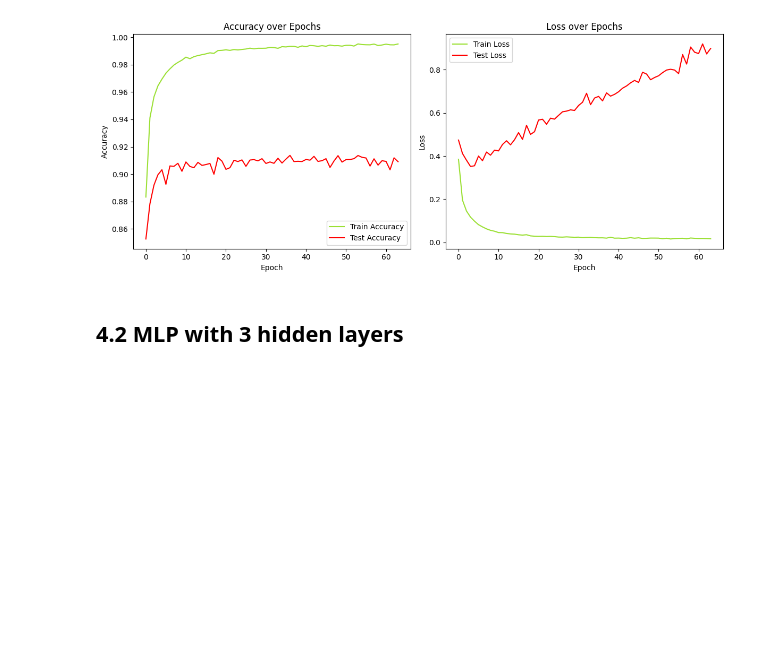
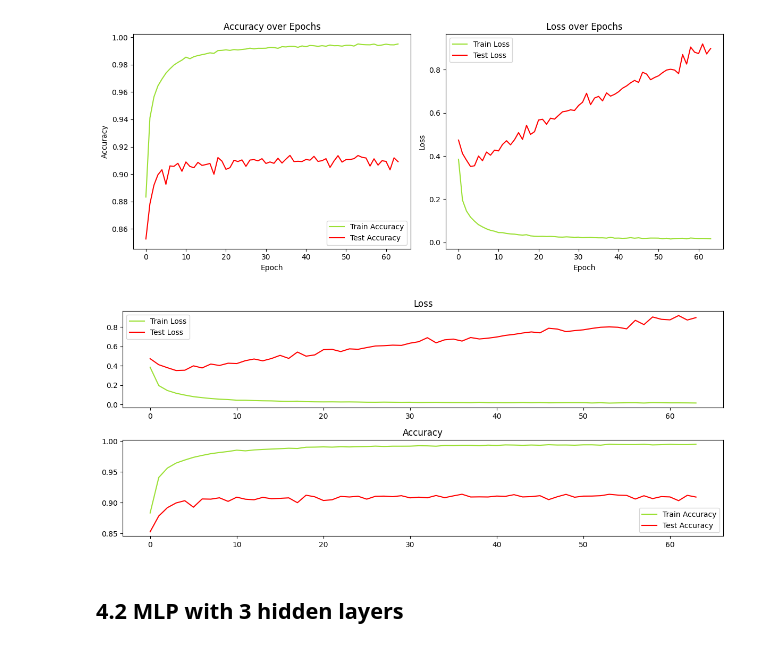
Before and after one commit to JAntunes-12/KMNIST-Classification, a Jupyter notebook: mlp_finalProject.ipynb, the cells around one changed output. Saved outputs shown, nothing was run; the diff lists cells and outputs as text; code cells hidden in the pictures; blank space fills up the shorter version.

Commit message:
History plot
- Adjusted the plots for the history of the final training

```diff
--- a/mlp_finalProject.ipynb
+++ b/mlp_finalProject.ipynb
@@ -481,24 +481,24 @@ def plot_finalTraining_results(model_history):
     plt.figure(figsize=(12, 5))
 
     # Plot accuracy
-    plt.subplot(1, 2, 1)
+    plt.subplot(2, 1, 2)
     plt.plot(model_history.history['accuracy'], label='Train Accuracy', color='#9be034')
     if 'val_accuracy' in model_history.history:
         plt.plot(model_history.history['val_accuracy'], label='Test Accuracy', color='red')
-    plt.title('Accuracy over Epochs')
-    plt.xlabel('Epoch')
-    plt.ylabel('Accuracy')
+    plt.title('Accuracy')
+    #plt.xlabel('Epoch')
+    #plt.ylabel('Accuracy')
     plt.legend()
     plt.grid(False)
 
     # Plot loss
-    plt.subplot(1, 2, 2)
+    plt.subplot(2, 1, 1)
     plt.plot(model_history.history['loss'], label='Train Loss', color='#9be034')
     if 'val_loss' in model_history.history:
         plt.plot(model_history.history['val_loss'], label='Test Loss', color='red')
-    plt.title('Loss over Epochs')
-    plt.xlabel('Epoch')
-    plt.ylabel('Loss')
+    plt.title('Loss')
+    #plt.xlabel('Epoch')
+    #plt.ylabel('Loss')
     plt.legend()
     plt.grid(False)
 
@@ -740,6 +740,10 @@ Epoch 64: early stopping
 Restoring model weights from the end of the best epoch: 54.
 Total final train time for MLP 1H: 4.49 minutes
 [figure]
+# %%
+plot_finalTraining_results(history_MLP_1H)
+# %% [output]
+[figure, added]
 # %%
 # Save the model after the final training
 tf.keras.models.save_model(best_MLP_1H, 'finalModel_MLP_1H.keras')
```
Also changed, not shown: parts of 1 cell of this notebook, 2 other files.
